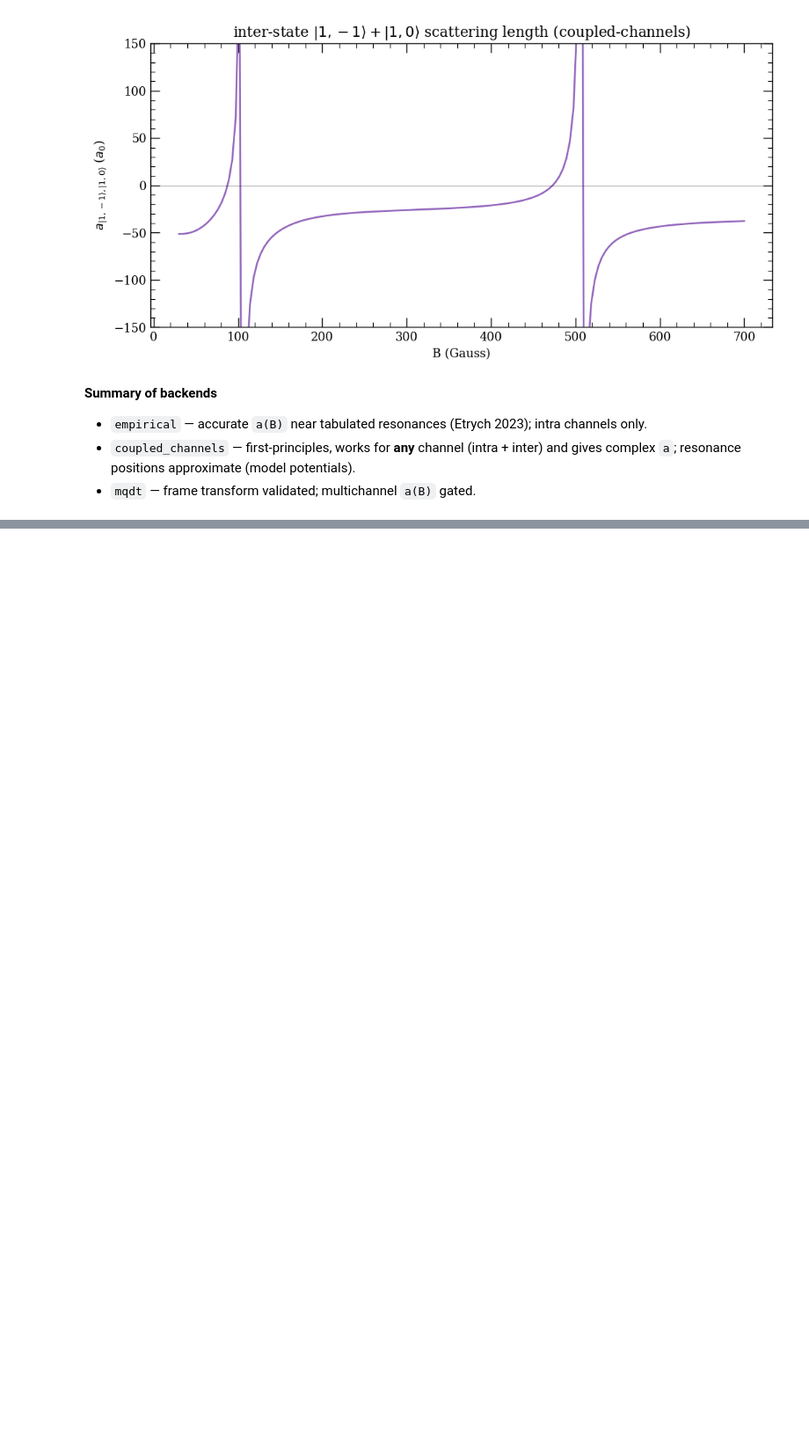
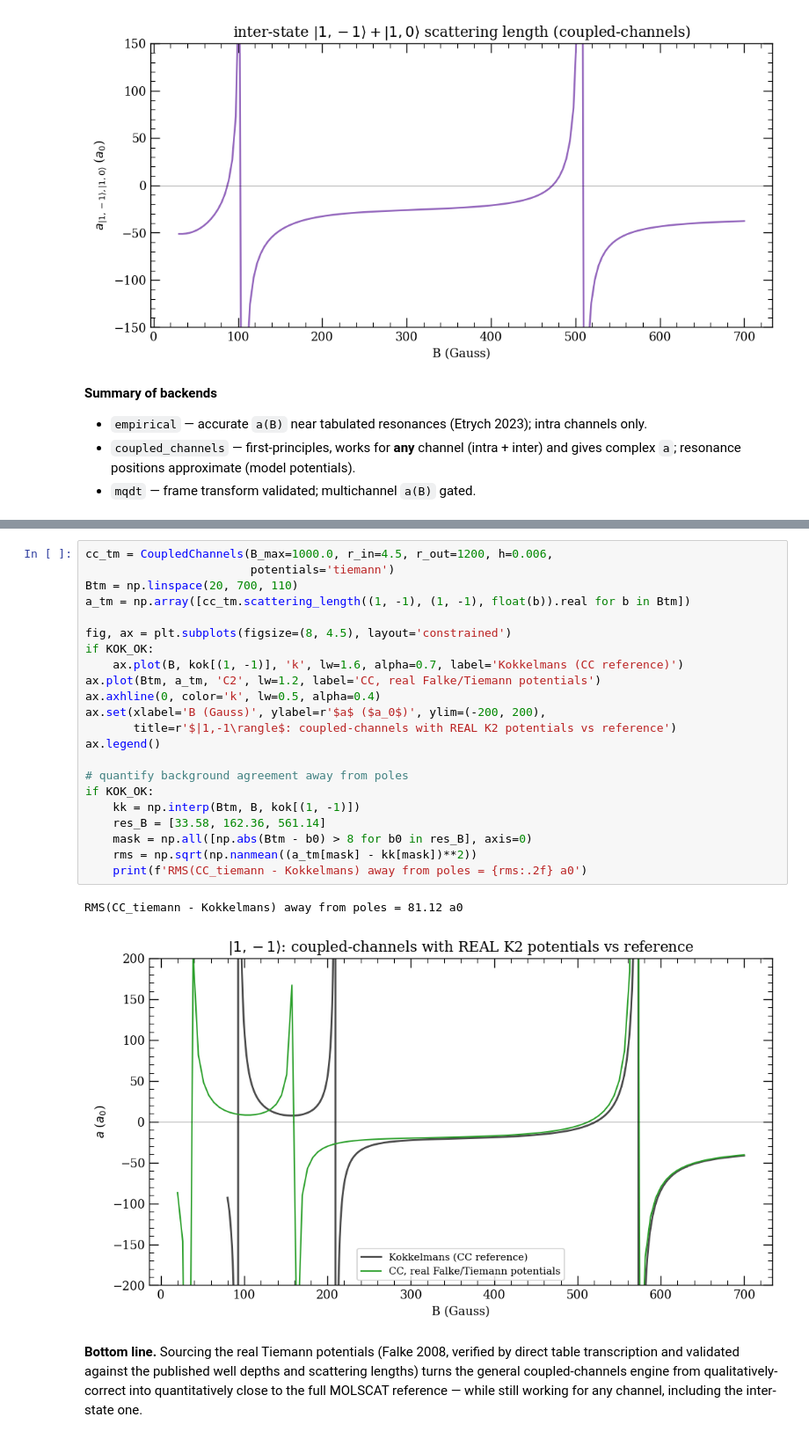
Before and after one commit to ucsb-amo/k-amo, a Jupyter notebook: kamo/scattering/examples/scattering_demo.ipynb, the cells around one changed output, grey strips where cells are left out. Shown at 88% size. Cells and saved outputs as stored; diff of their text form; blank space fills up the shorter version.

Commit message:
scattering

```diff
--- a/kamo/scattering/examples/scattering_demo.ipynb
+++ b/kamo/scattering/examples/scattering_demo.ipynb
@@ -268,0 +280,31 @@ coupled-channels inter-state @100G: 141.78 a0
+# %%
+cc_tm = CoupledChannels(B_max=1000.0, r_in=4.5, r_out=1200, h=0.006,
+                        potentials='tiemann')
+Btm = np.linspace(20, 700, 110)
+a_tm = np.array([cc_tm.scattering_length((1, -1), (1, -1), float(b)).real for b in Btm])
+
+fig, ax = plt.subplots(figsize=(8, 4.5), layout='constrained')
+if KOK_OK:
+    ax.plot(B, kok[(1, -1)], 'k', lw=1.6, alpha=0.7, label='Kokkelmans (CC reference)')
+ax.plot(Btm, a_tm, 'C2', lw=1.2, label='CC, real Falke/Tiemann potentials')
+ax.axhline(0, color='k', lw=0.5, alpha=0.4)
+ax.set(xlabel='B (Gauss)', ylabel=r'$a$ ($a_0$)', ylim=(-200, 200),
+       title=r'$|1,-1\rangle$: coupled-channels with REAL K2 potentials vs reference')
+ax.legend()
+
+# quantify background agreement away from poles
+if KOK_OK:
+    kk = np.interp(Btm, B, kok[(1, -1)])
+    res_B = [33.58, 162.36, 561.14]
+    mask = np.all([np.abs(Btm - b0) > 8 for b0 in res_B], axis=0)
+    rms = np.sqrt(np.nanmean((a_tm[mask] - kk[mask])**2))
+    print(f'RMS(CC_tiemann - Kokkelmans) away from poles = {rms:.2f} a0')
+# %% [output]
+RMS(CC_tiemann - Kokkelmans) away from poles = 81.12 a0
+[figure, added]
+# %% [markdown]
+**Bottom line.** Sourcing the real Tiemann potentials (Falke 2008, verified
+by direct table transcription and validated against the published well depths
+and scattering lengths) turns the general coupled-channels engine from
+qualitatively-correct into quantitatively close to the full MOLSCAT reference —
+while still working for any channel, including the inter-state one.
```
Also changed, not shown: parts of 1 cell of this notebook, 3 other files.
